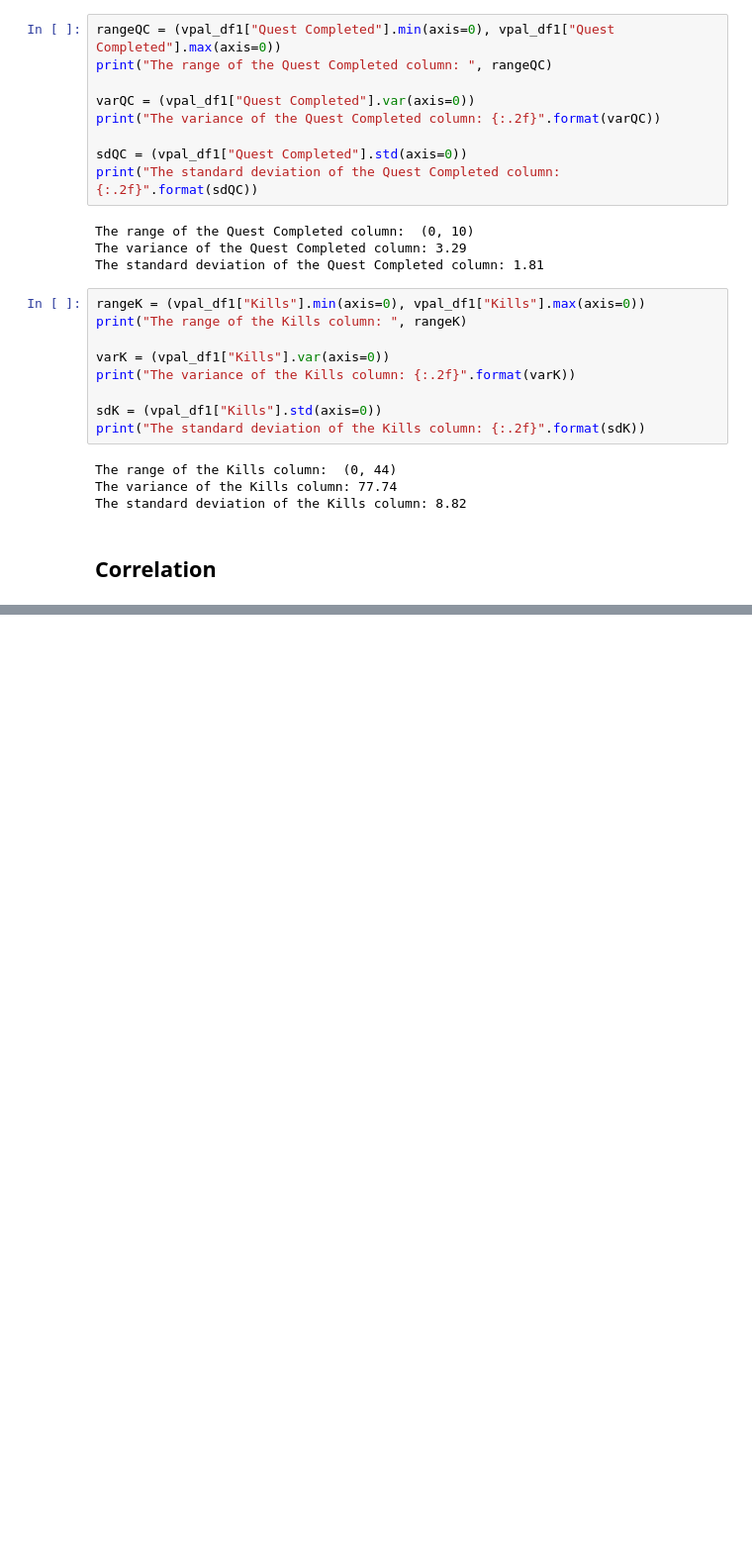
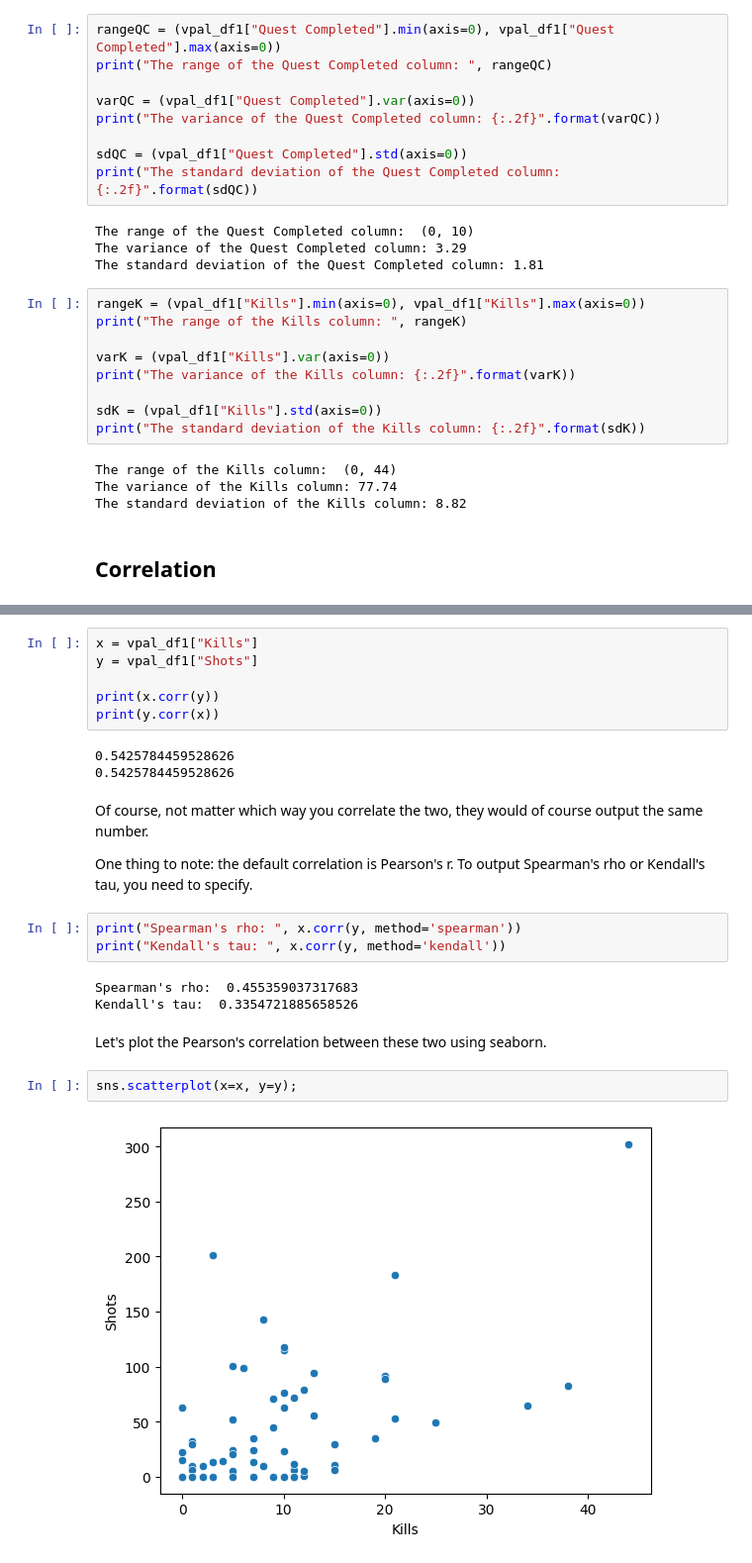
Before and after one commit to ttellner/GameDataScienceInPython, a Jupyter notebook: Labs_Chapter3_Python/Chapter3_Lab1.ipynb, the cells around one changed output, grey strips where cells are left out. Shown: that part at 99% size. Drawn from its saved outputs; the diff is of its cells as text; blank space fills up the shorter version.

```diff
--- a/Labs_Chapter3_Python/Chapter3_Lab1.ipynb
+++ b/Labs_Chapter3_Python/Chapter3_Lab1.ipynb
@@ -184,0 +189,25 @@ The standard deviation of the Kills column: 8.82
+# %%
+x = vpal_df1["Kills"]
+y = vpal_df1["Shots"]
+
+print(x.corr(y))
+print(y.corr(x))
+# %% [output]
+0.5425784459528626
+0.5425784459528626
+# %% [markdown]
+Of course, not matter which way you correlate the two, they would of course output the same number.
+
+One thing to note: the default correlation is Pearson's r. To output Spearman's rho or Kendall's tau, you need to specify.
+# %%
+print("Spearman's rho: ", x.corr(y, method='spearman'))
+print("Kendall's tau: ", x.corr(y, method='kendall'))
+# %% [output]
+Spearman's rho:  0.455359037317683
+Kendall's tau:  0.3354721885658526
+# %% [markdown]
+Let's plot the Pearson's correlation between these two using seaborn.
+# %%
+sns.scatterplot(x=x, y=y);
+# %% [output]
+[figure, added]
```
Also changed, not shown: parts of 7 cells of this notebook.
